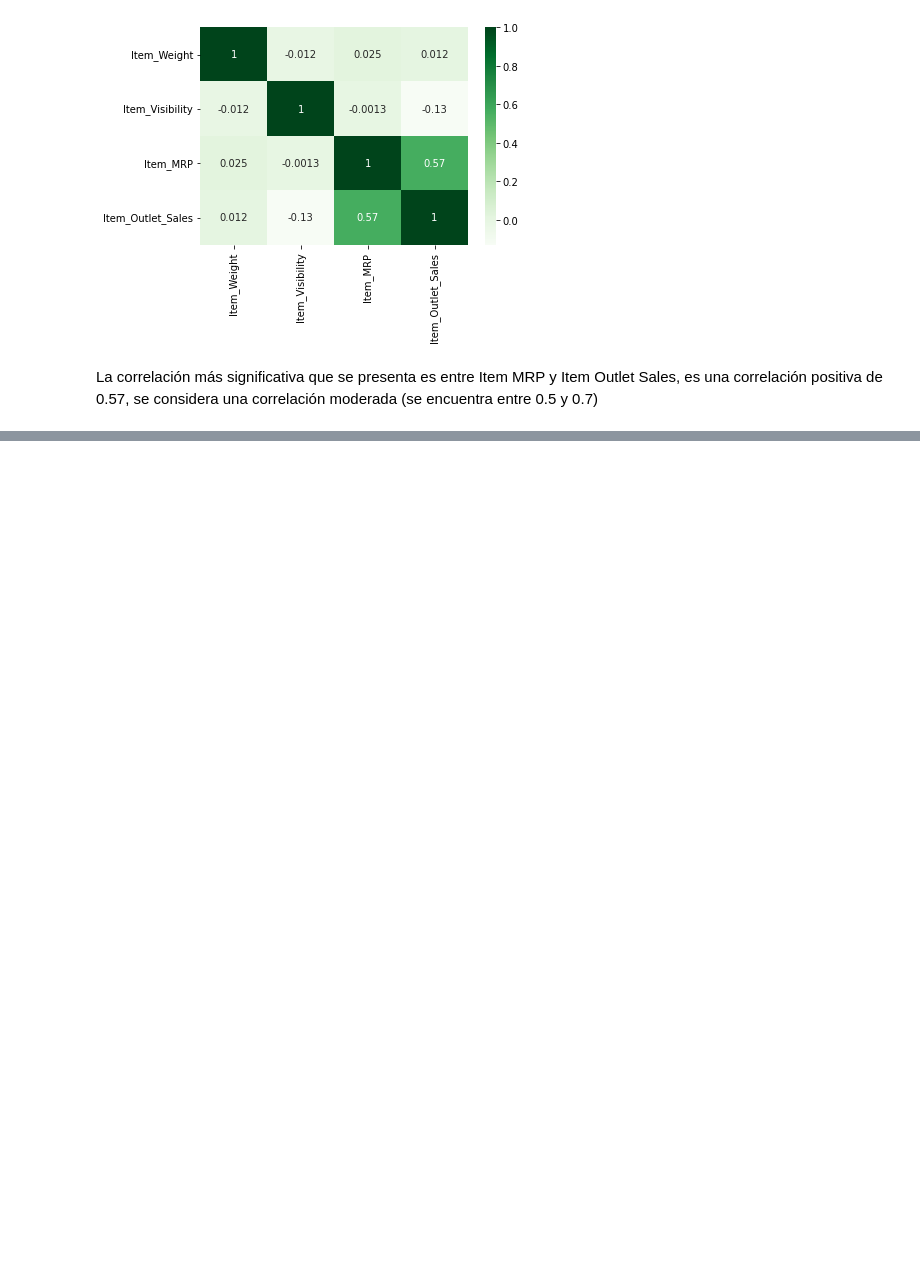
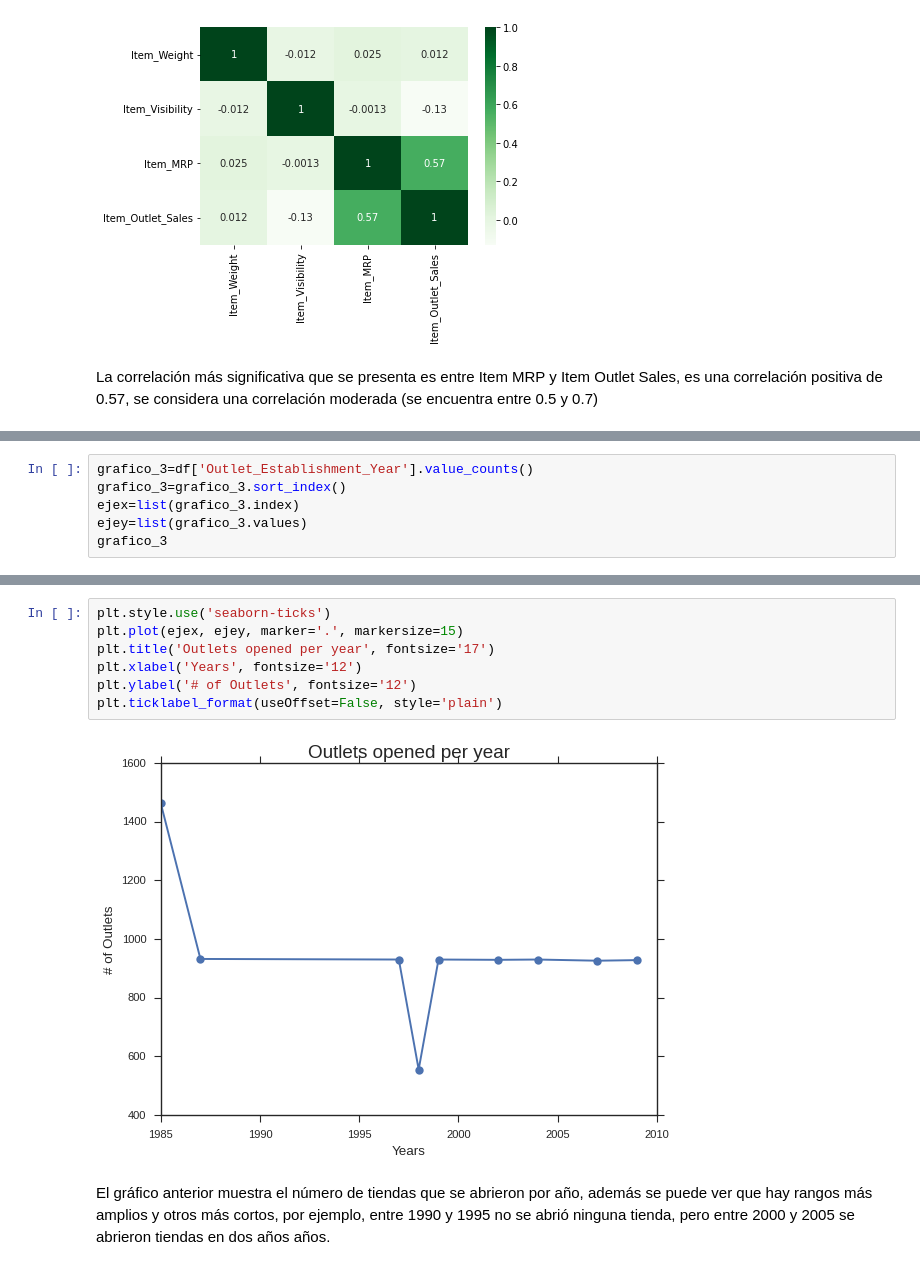
Before and after one commit to mariana-0/predicciones-de-ventas, a Jupyter notebook: predicciones_de_ventas.ipynb, the cells around one changed output, grey strips where cells are left out. Saved outputs shown, nothing was run; the diff lists cells and outputs as text; blank space fills up the shorter version.

```diff
--- a/predicciones_de_ventas.ipynb
+++ b/predicciones_de_ventas.ipynb
@@ -233,0 +286,6 @@ La correlación más significativa que se presenta es entre Item MRP y Item Outl
+# %%
+grafico_3=df['Outlet_Establishment_Year'].value_counts()
+grafico_3=grafico_3.sort_index()
+ejex=list(grafico_3.index)
+ejey=list(grafico_3.values)
+grafico_3
@@ -233,0 +303,11 @@ La correlación más significativa que se presenta es entre Item MRP y Item Outl
+# %%
+plt.style.use('seaborn-ticks')
+plt.plot(ejex, ejey, marker='.', markersize=15)
+plt.title('Outlets opened per year', fontsize='17')
+plt.xlabel('Years', fontsize='12')
+plt.ylabel('# of Outlets', fontsize='12')
+plt.ticklabel_format(useOffset=False, style='plain')
+# %% [output]
+[figure, added]
+# %% [markdown]
+El gráfico anterior muestra el número de tiendas que se abrieron por año, además se puede ver que hay rangos más amplios y otros más cortos, por ejemplo, entre 1990 y 1995 no se abrió ninguna tienda, pero entre 2000 y 2005 se abrieron tiendas en dos años años.
```
Also changed, not shown: parts of 7 cells of this notebook.
